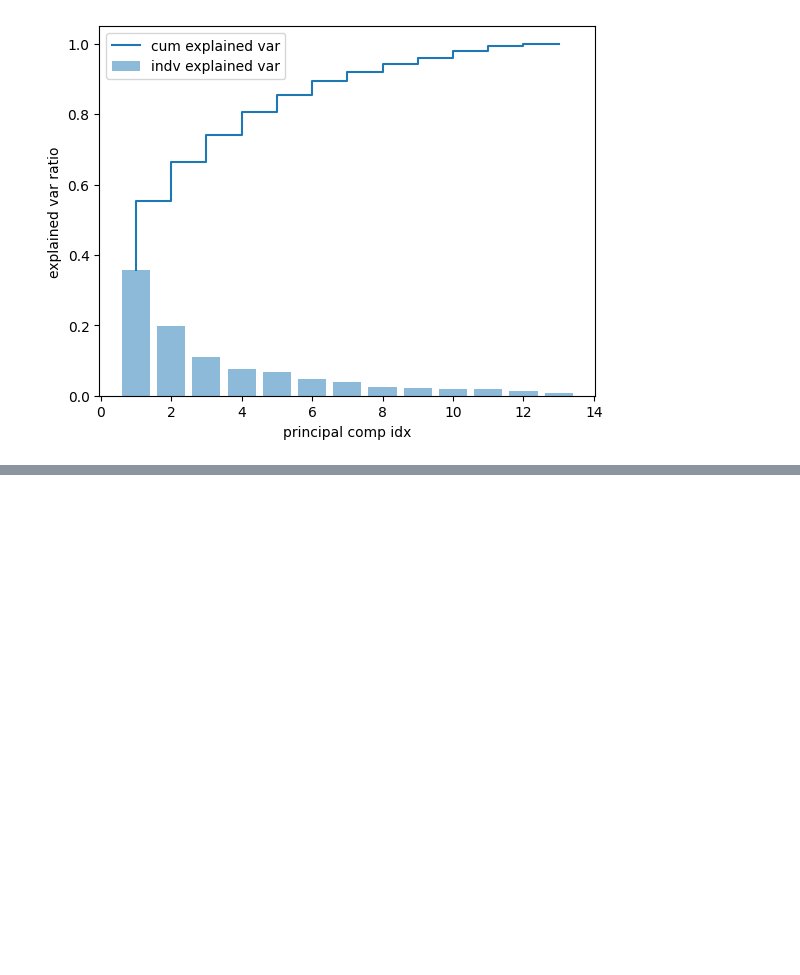
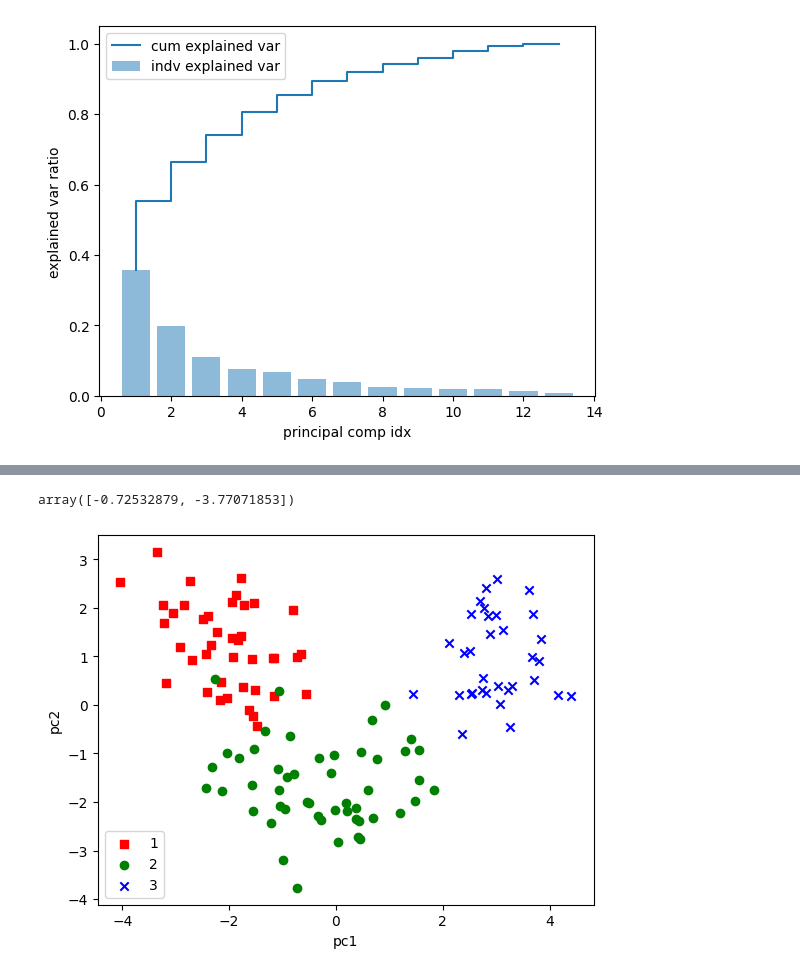
Before and after one commit to arun477/deep_learning_portal, a Jupyter notebook: nbs/07_43_pca_lda_kpca.ipynb, the cells around one changed output, grey strips where cells are left out. Saved outputs shown, nothing was run; the diff lists cells and outputs as text; code cells hidden in the pictures; blank space fills up the shorter version.

```diff
--- a/nbs/07_43_pca_lda_kpca.ipynb
+++ b/nbs/07_43_pca_lda_kpca.ipynb
@@ -37,3 +37,9 @@ plt.legend(loc='best')
 plt.show()
 # %% [output]
 [figure]
+# %%
+eigen_pairs = [(abs(eigen_val[i]), eigen_vec[:, i]) for i in range(len(eigen_val))]
+eigen_pairs.sort(key=lambda x: x[0], reverse=True)
+# %%
+w = np.hstack((eigen_pairs[0][1][:, None], eigen_pairs[1][1][:, None]))
+w
@@ -39,0 +60,17 @@ plt.show()
+# %%
+x_train_std[0].dot(w)
+# %% [output]
+array([-0.72532879, -3.77071853])
+# %%
+x_train_pca = x_train_std.dot(w)
+# %%
+colors = ['r', 'g', 'b']
+markers = ['s', 'o', 'x']
+for l, c, m in zip(np.unique(y_train), colors, markers):
+    plt.scatter(x_train_pca[y_train==l, 0], x_train_pca[y_train==l, 1], color=c, marker=m, label=l)
+plt.legend(loc='best')
+plt.xlabel('pc1')
+plt.ylabel('pc2')
+plt.show()
+# %% [output]
+[figure, added]
```
Also changed, not shown: parts of 1 cell of this notebook.
